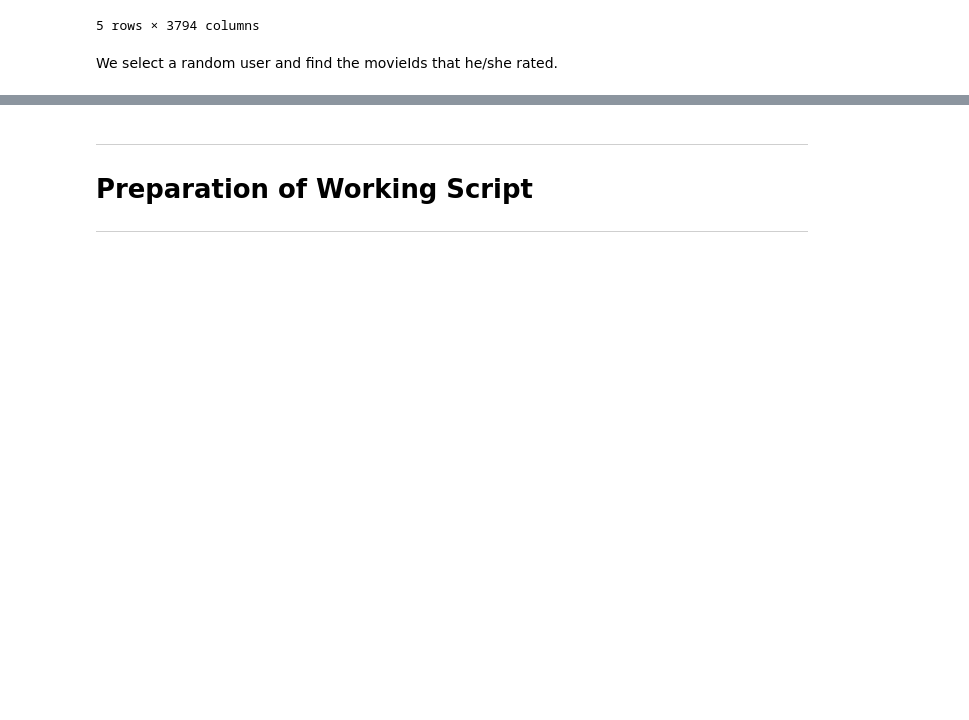
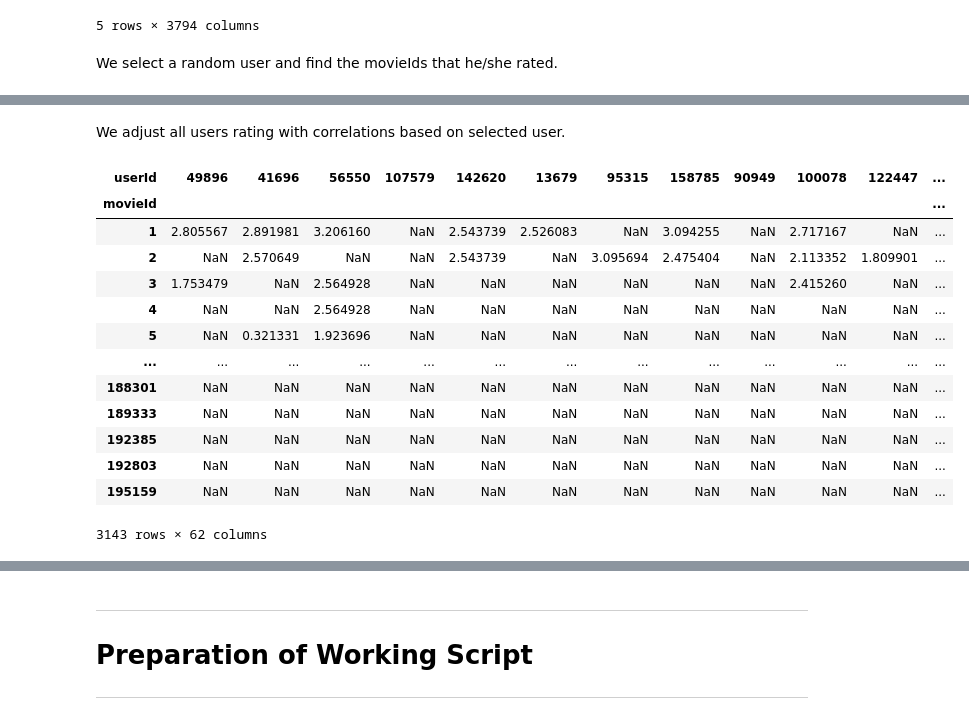
Before and after one commit to eray-yuztyurk/Content-Based-Movie-Recommendation, a Jupyter notebook: collaborative-filtering-movie-recommendation.ipynb, the cells around one changed output, grey strips where cells are left out. Cells and saved outputs as stored; diff of their text form; code cells hidden in the pictures; blank space fills up the shorter version.

```diff
--- a/collaborative-filtering-movie-recommendation.ipynb
+++ b/collaborative-filtering-movie-recommendation.ipynb
@@ -478,0 +506,20 @@ final_rec_df
+# %% [markdown]
+We adjust all users rating with correlations based on selected user.
+# %%
+final_rec_adjusted_df = (final_rec_excluded_selected_user_movies_df * np.array(final_users_corr_df["corr"].to_list()))
+final_rec_adjusted_df
+# %% [output]
+| userId | 49896 | 41696 | 56550 | 107579 | 142620 | 13679 | 95315 | 158785 | 90949 | 100078 | 122447 | ... |
+| movieId |  |  |  |  |  |  |  |  |  |  |  | ... |
+| 1 | 2.805567 | 2.891981 | 3.206160 | NaN | 2.543739 | 2.526083 | NaN | 3.094255 | NaN | 2.717167 | NaN | ... |
+| 2 | NaN | 2.570649 | NaN | NaN | 2.543739 | NaN | 3.095694 | 2.475404 | NaN | 2.113352 | 1.809901 | ... |
+| 3 | 1.753479 | NaN | 2.564928 | NaN | NaN | NaN | NaN | NaN | NaN | 2.415260 | NaN | ... |
+| 4 | NaN | NaN | 2.564928 | NaN | NaN | NaN | NaN | NaN | NaN | NaN | NaN | ... |
+| 5 | NaN | 0.321331 | 1.923696 | NaN | NaN | NaN | NaN | NaN | NaN | NaN | NaN | ... |
+| ... | ... | ... | ... | ... | ... | ... | ... | ... | ... | ... | ... | ... |
+| 188301 | NaN | NaN | NaN | NaN | NaN | NaN | NaN | NaN | NaN | NaN | NaN | ... |
+| 189333 | NaN | NaN | NaN | NaN | NaN | NaN | NaN | NaN | NaN | NaN | NaN | ... |
+| 192385 | NaN | NaN | NaN | NaN | NaN | NaN | NaN | NaN | NaN | NaN | NaN | ... |
+| 192803 | NaN | NaN | NaN | NaN | NaN | NaN | NaN | NaN | NaN | NaN | NaN | ... |
+| 195159 | NaN | NaN | NaN | NaN | NaN | NaN | NaN | NaN | NaN | NaN | NaN | ... |
+3143 rows × 62 columns
```
Also changed, not shown: parts of 25 cells of this notebook.
